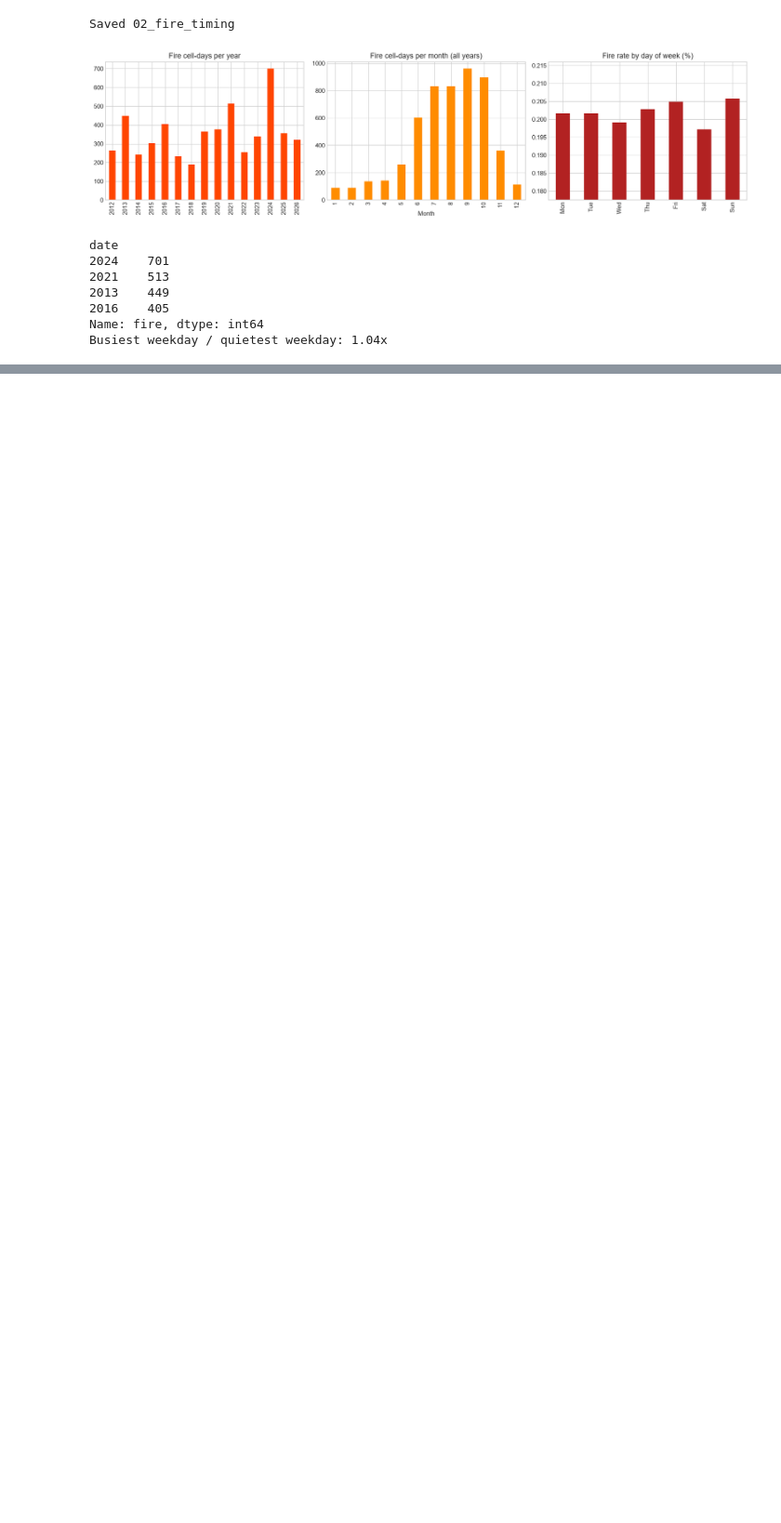
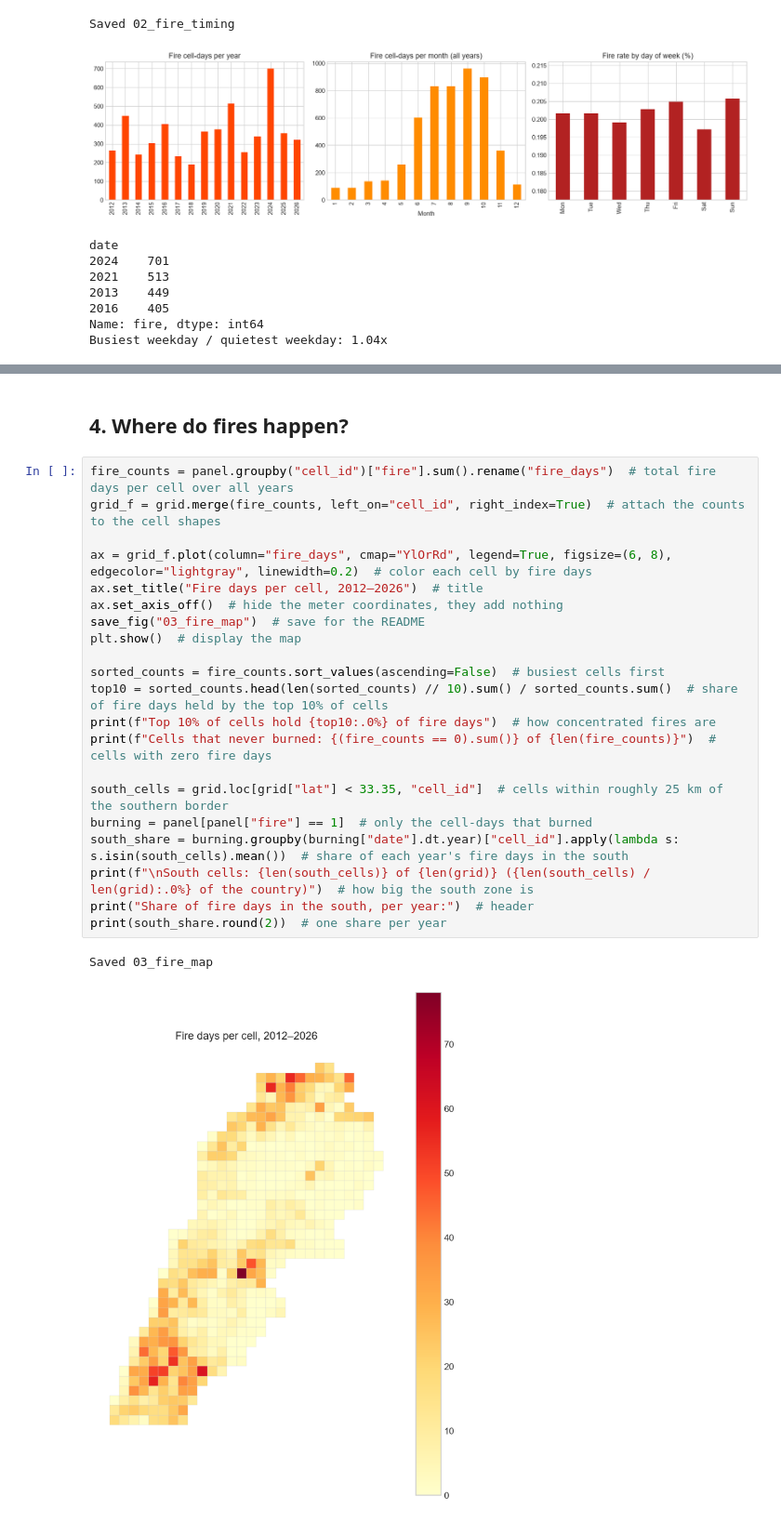
Before and after one commit to HasanOmeis/lebanon-wildfire-risk, a Jupyter notebook: notebooks/06_eda.ipynb, the cells around one changed output, grey strips where cells are left out. Shown at 93% size. Cells and saved outputs as stored; diff of their text form; blank space fills up the shorter version.

Commit message:
Day 6: save full EDA notebook (all sections + findings summary)

```diff
--- a/notebooks/06_eda.ipynb
+++ b/notebooks/06_eda.ipynb
@@ -157,0 +188,26 @@ Busiest weekday / quietest weekday: 1.04x
+# %% [markdown]
+## 4. Where do fires happen?
+# %%
+fire_counts = panel.groupby("cell_id")["fire"].sum().rename("fire_days")  # total fire days per cell over all years
+grid_f = grid.merge(fire_counts, left_on="cell_id", right_index=True)  # attach the counts to the cell shapes
+
+ax = grid_f.plot(column="fire_days", cmap="YlOrRd", legend=True, figsize=(6, 8), edgecolor="lightgray", linewidth=0.2)  # color each cell by fire days
+ax.set_title("Fire days per cell, 2012–2026")  # title
+ax.set_axis_off()  # hide the meter coordinates, they add nothing
+save_fig("03_fire_map")  # save for the README
+plt.show()  # display the map
+
+sorted_counts = fire_counts.sort_values(ascending=False)  # busiest cells first
+top10 = sorted_counts.head(len(sorted_counts) // 10).sum() / sorted_counts.sum()  # share of fire days held by the top 10% of cells
+print(f"Top 10% of cells hold {top10:.0%} of fire days")  # how concentrated fires are
+print(f"Cells that never burned: {(fire_counts == 0).sum()} of {len(fire_counts)}")  # cells with zero fire days
+
+south_cells = grid.loc[grid["lat"] < 33.35, "cell_id"]  # cells within roughly 25 km of the southern border
+burning = panel[panel["fire"] == 1]  # only the cell-days that burned
+south_share = burning.groupby(burning["date"].dt.year)["cell_id"].apply(lambda s: s.isin(south_cells).mean())  # share of each year's fire days in the south
+print(f"\nSouth cells: {len(south_cells)} of {len(grid)} ({len(south_cells) / len(grid):.0%} of the country)")  # how big the south zone is
+print("Share of fire days in the south, per year:")  # header
+print(south_share.round(2))  # one share per year
+# %% [output]
+Saved 03_fire_map
+[figure, added]
```
Also changed, not shown: parts of 22 cells of this notebook.
